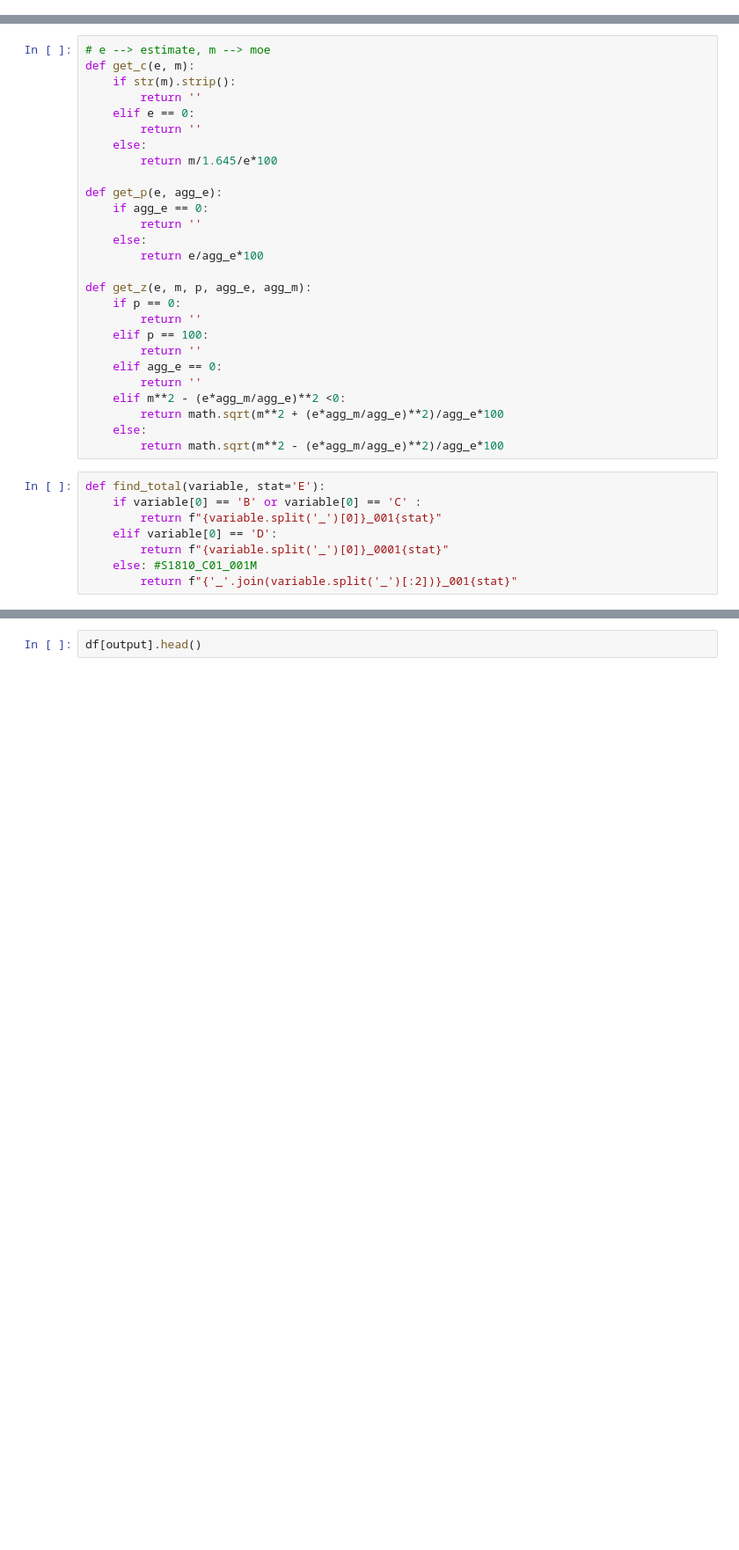
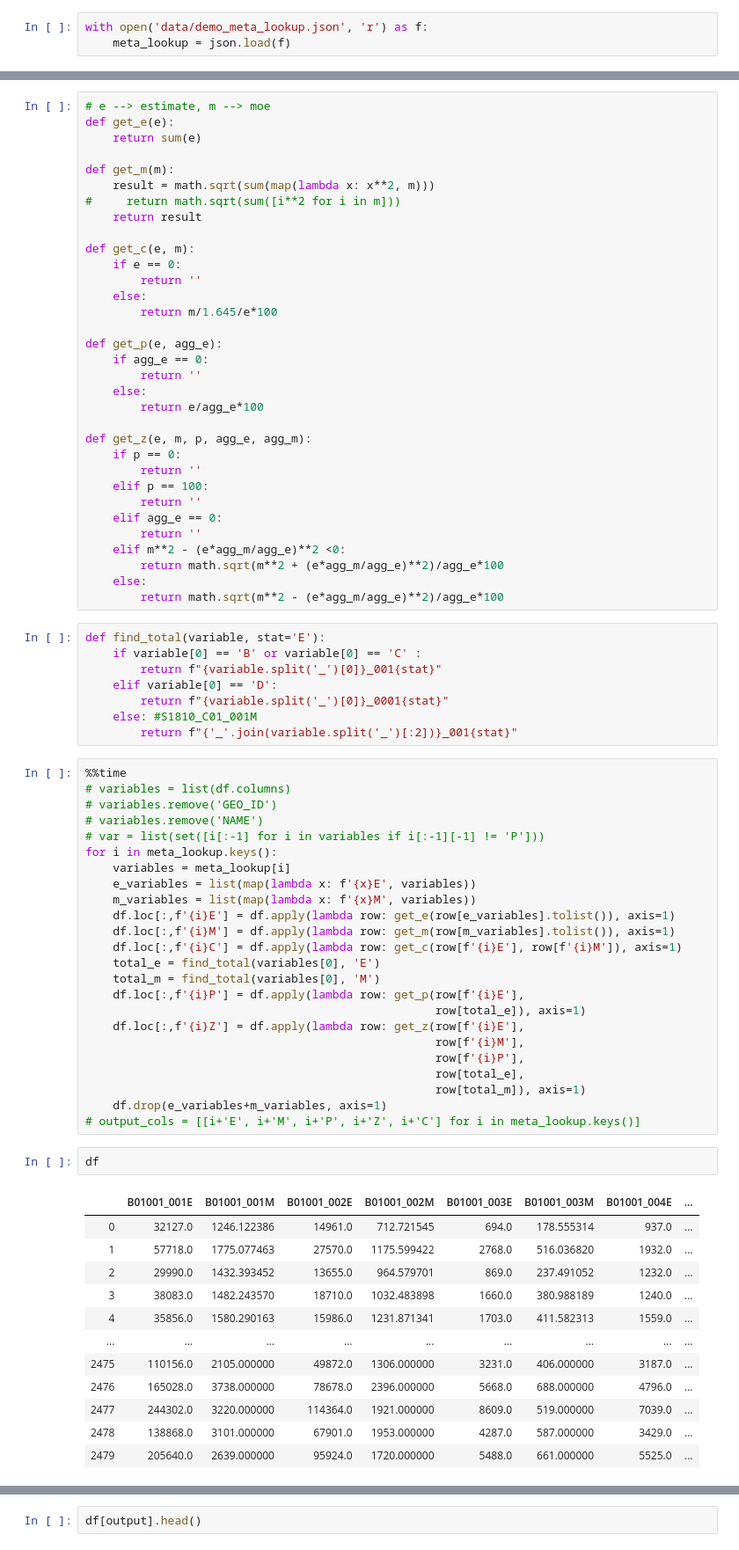
Before and after one commit to NYCPlanning/db-acs, a Jupyter notebook: demo_calculation.ipynb, the cells around one changed output, grey strips where cells are left out. Shown at 88% size. Cells and saved outputs as stored; diff of their text form; blank space fills up the shorter version.

```diff
--- a/demo_calculation.ipynb
+++ b/demo_calculation.ipynb
@@ -16,3 +18,6 @@ df.head()
 | 3 | 38083.0 | 1482.243570 | 18710.0 | 1032.483898 | 1660.0 | 380.988189 | 1240.0 | ... |
 | 4 | 35856.0 | 1580.290163 | 15986.0 | 1231.871341 | 1703.0 | 411.582313 | 1559.0 | ... |
 5 rows × 614 columns
+# %%
+with open('data/demo_meta_lookup.json', 'r') as f:
+    meta_lookup = json.load(f)
@@ -21,10 +30,16 @@ df.head()
 https://www.census.gov/content/dam/Census/library/publications/2018/acs/acs_general_handbook_2018_ch08.pdf
 # %%
 # e --> estimate, m --> moe
+def get_e(e):
+    return sum(e)
+
+def get_m(m):
+    result = math.sqrt(sum(map(lambda x: x**2, m)))
+#     return math.sqrt(sum([i**2 for i in m]))
+    return result
+
 def get_c(e, m):
-    if str(m).strip():
-        return ''
-    elif e == 0:
+    if e == 0:
         return ''
     else:
         return m/1.645/e*100
@@ -54,3 +69,42 @@ def find_total(variable, stat='E'):
         return f"{variable.split('_')[0]}_0001{stat}"
     else: #S1810_C01_001M
         return f"{'_'.join(variable.split('_')[:2])}_001{stat}"
+# %%
+%%time
+# variables = list(df.columns)
+# variables.remove('GEO_ID')
+# variables.remove('NAME')
+# var = list(set([i[:-1] for i in variables if i[:-1][-1] != 'P']))
+for i in meta_lookup.keys():
+    variables = meta_lookup[i]
+    e_variables = list(map(lambda x: f'{x}E', variables))
+    m_variables = list(map(lambda x: f'{x}M', variables))
+    df.loc[:,f'{i}E'] = df.apply(lambda row: get_e(row[e_variables].tolist()), axis=1)
+    df.loc[:,f'{i}M'] = df.apply(lambda row: get_m(row[m_variables].tolist()), axis=1)
+    df.loc[:,f'{i}C'] = df.apply(lambda row: get_c(row[f'{i}E'], row[f'{i}M']), axis=1)
+    total_e = find_total(variables[0], 'E')
+    total_m = find_total(variables[0], 'M')
+    df.loc[:,f'{i}P'] = df.apply(lambda row: get_p(row[f'{i}E'],
+                                                   row[total_e]), axis=1)
+    df.loc[:,f'{i}Z'] = df.apply(lambda row: get_z(row[f'{i}E'],
+                                                   row[f'{i}M'],
+                                                   row[f'{i}P'],
+                                                   row[total_e],
+                                                   row[total_m]), axis=1)
+    df.drop(e_variables+m_variables, axis=1)
+# output_cols = [[i+'E', i+'M', i+'P', i+'Z', i+'C'] for i in meta_lookup.keys()]
+# %%
+df
+# %% [output]
+|  | B01001_001E | B01001_001M | B01001_002E | B01001_002M | B01001_003E | B01001_003M | B01001_004E | ... |
+| 0 | 32127.0 | 1246.122386 | 14961.0 | 712.721545 | 694.0 | 178.555314 | 937.0 | ... |
+| 1 | 57718.0 | 1775.077463 | 27570.0 | 1175.599422 | 2768.0 | 516.036820 | 1932.0 | ... |
+| 2 | 29990.0 | 1432.393452 | 13655.0 | 964.579701 | 869.0 | 237.491052 | 1232.0 | ... |
+| 3 | 38083.0 | 1482.243570 | 18710.0 | 1032.483898 | 1660.0 | 380.988189 | 1240.0 | ... |
+| 4 | 35856.0 | 1580.290163 | 15986.0 | 1231.871341 | 1703.0 | 411.582313 | 1559.0 | ... |
+| ... | ... | ... | ... | ... | ... | ... | ... | ... |
+| 2475 | 110156.0 | 2105.000000 | 49872.0 | 1306.000000 | 3231.0 | 406.000000 | 3187.0 | ... |
+| 2476 | 165028.0 | 3738.000000 | 78678.0 | 2396.000000 | 5668.0 | 688.000000 | 4796.0 | ... |
+| 2477 | 244302.0 | 3220.000000 | 114364.0 | 1921.000000 | 8609.0 | 519.000000 | 7039.0 | ... |
+| 2478 | 138868.0 | 3101.000000 | 67901.0 | 1953.000000 | 4287.0 | 587.000000 | 3429.0 | ... |
+| 2479 | 205640.0 | 2639.000000 | 95924.0 | 1720.000000 | 5488.0 | 661.000000 | 5525.0 | ... |
```
Also changed, not shown: parts of 9 cells of this notebook, 8 other files.
